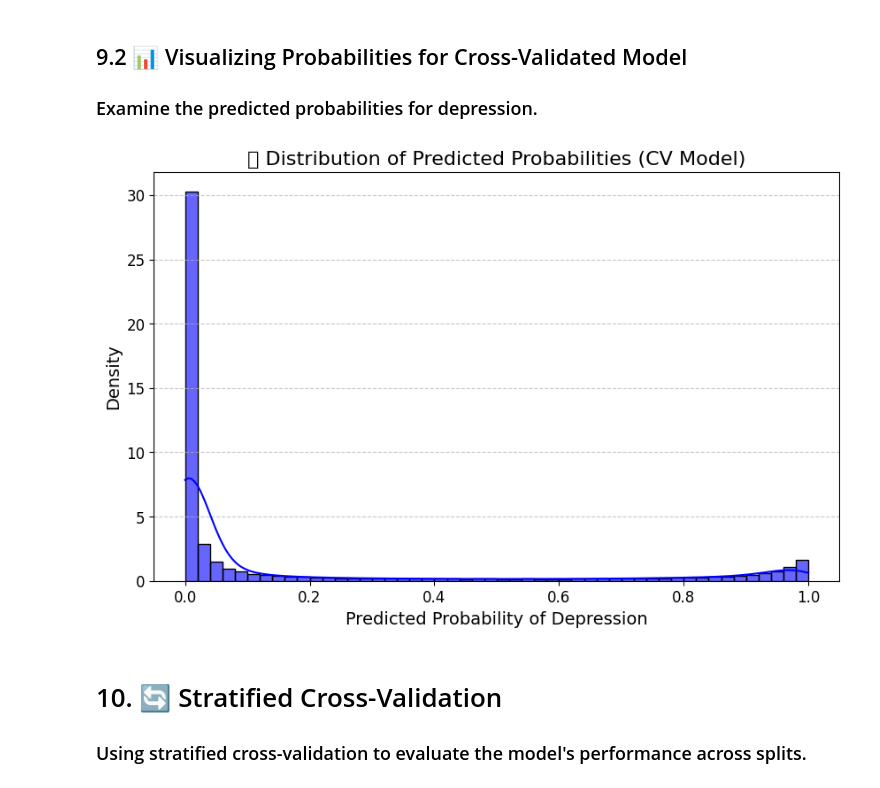
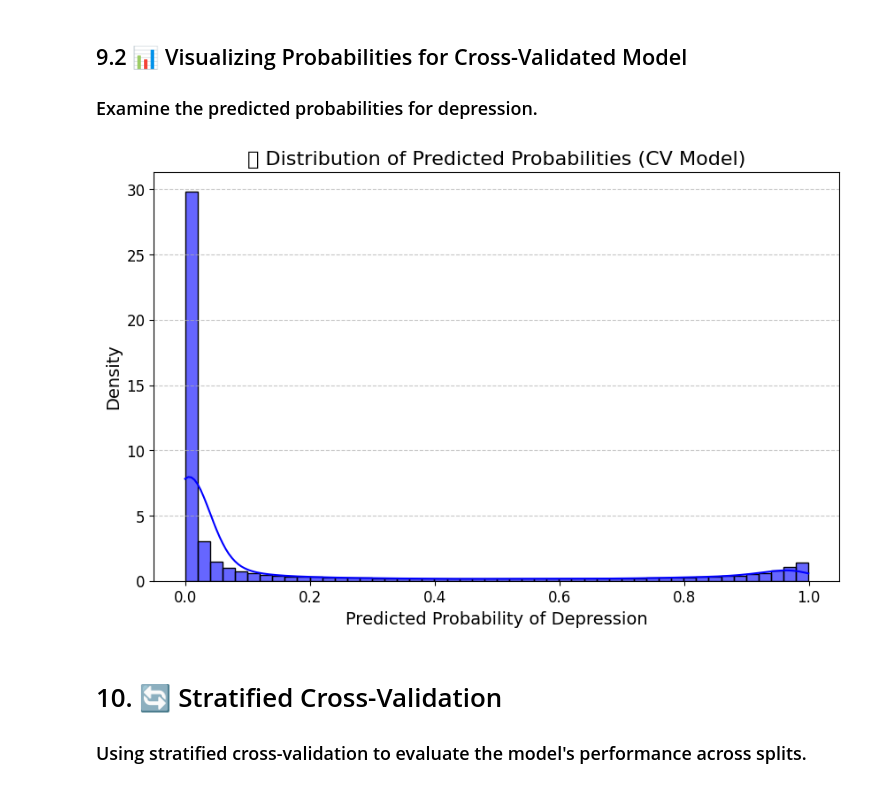
Before and after one commit to maimunul/Mental-Health-Data-Kaggle-Competition-S4-E11, a Jupyter notebook: kaggle-s4-e11-mental-health-data-score-94-136.ipynb, the cells around one changed output. Drawn from its saved outputs; the diff is of its cells as text; code cells hidden in the pictures.

Commit message:
Kaggle Notebook | 🚀Kaggle S4 E11: Mental Health Data | Score 94.136 | Version 17

```diff
--- a/kaggle-s4-e11-mental-health-data-score-94-136.ipynb
+++ b/kaggle-s4-e11-mental-health-data-score-94-136.ipynb
@@ -544,13 +549,25 @@ The Catboost model achieved the highest validation accuracy of 93.90
 # 9. 🔄 Cross-Validation and Model Selection
 ### Using 5-fold cross-validation to evaluate the model's performance across splits.
 # %%
-from sklearn.model_selection import cross_val_score
-
 X = train_transformed.drop(columns=['Depression'])
 y = train_transformed['Depression']
 
+
+catboost_params = {
+    'iterations': 1137,
+    'learning_rate': 0.02586872544447489,
+    'depth': 6,
+    'l2_leaf_reg': 3.6094270939239776,
+    'bagging_temperature': 9.536021883987623,
+    'random_strength': 0.0860620821586228,
+    'border_count': 207,
+    'grow_policy': 'SymmetricTree',
+    'min_data_in_leaf': 17,
+    'verbose': 100
+}
+
 models = {
-    'CatBoost': CatBoostClassifier(verbose=100)
+    'CatBoost': CatBoostClassifier(**catboost_params)
 }
 
 best_model = None
@@ -613,19 +630,19 @@ print("✅ Predictions saved to 'predictions_of_CV_Model.csv'.")
 ### Examine the predicted probabilities for depression.
 # %%
 
-predicted_probabilities = model.predict_proba(test_transformed)[:, 1]
+predicted_probabilities = best_model.predict_proba(test_transformed)[:, 1]
 
 plt.figure(figsize=(10, 6))
 sns.histplot(predicted_probabilities, bins=50, kde=True, color='blue', stat='density', alpha=0.6)
 plt.title('📊 Distribution of Predicted Probabilities (CV Model)', fontsize=16)
 plt.xlabel('Predicted Probability of Depression', fontsize=14)
 plt.ylabel('Density', fontsize=14)
 plt.xticks(fontsize=12)
 plt.yticks(fontsize=12)
 plt.grid(axis='y', linestyle='--', alpha=0.7)
 plt.show()
 # %% [output]
-[figure, old version]
+[figure, new version]
 # %% [markdown]
 # 10. 🔄 Stratified Cross-Validation
 ### Using stratified cross-validation to evaluate the model's performance across splits.
```
Also changed, not shown: parts of 5 cells of this notebook.
